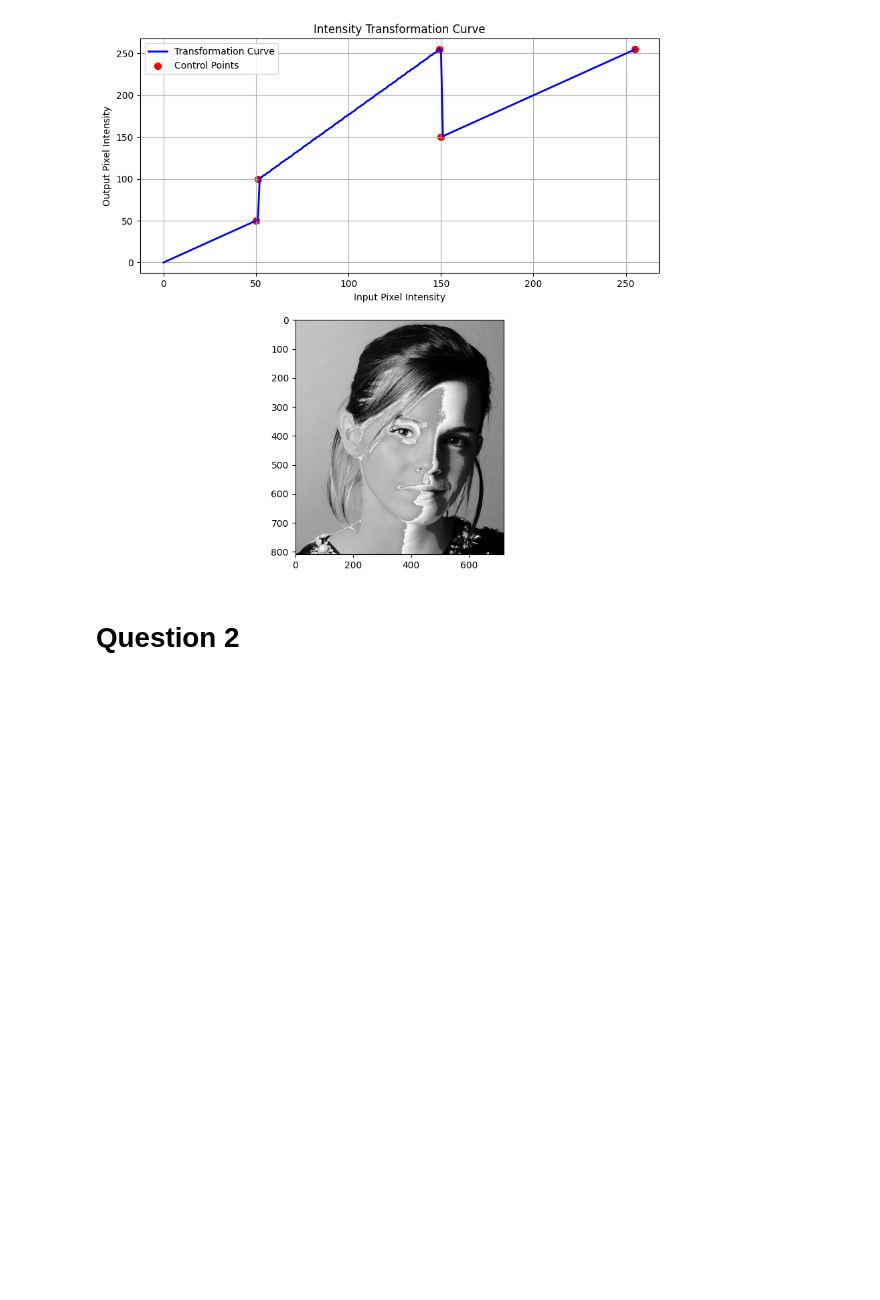
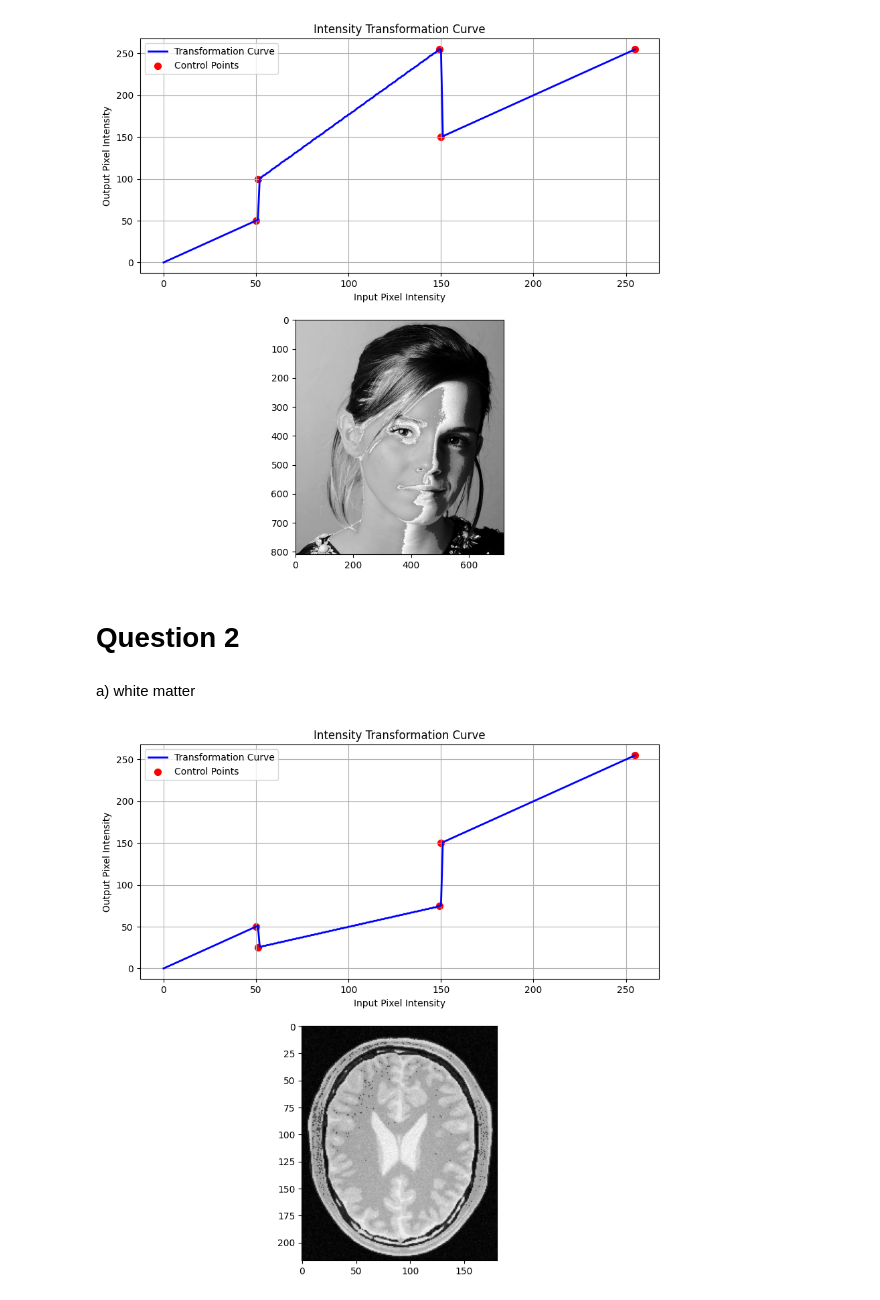
Before and after one commit to Nishitha0730/Computer-Vision, a Jupyter notebook: Assignment_01/Assignment_1.ipynb, the cells around one changed output. Drawn from its saved outputs; the diff is of its cells as text; code cells hidden in the pictures; blank space fills up the shorter version.

```diff
--- a/Assignment_01/Assignment_1.ipynb
+++ b/Assignment_01/Assignment_1.ipynb
@@ -42,3 +42,41 @@ plt.show()
 [figure]
 # %% [markdown]
 # Question 2
+# %% [markdown]
+a) white matter
+# %%
+img_2 = cv.imread(r'F:\SEM 5\Computer Vision\Project\Assignment_01\a1images\brain_proton_density_slice.png', cv.IMREAD_GRAYSCALE)
+
+# Define control points
+c = np.array([(50,50),(51,25),(149,75),(150,150),(255,255)])
+
+# Create Transformation curve
+t1 = np.linspace(0, c[0,1], c[0,0]+1-0)    #start, stop, num_of_points  <-- output
+t2 = np.linspace(c[0,1]+1, c[1,1], c[1,0]-c[0,0])
+t3 = np.linspace(c[1,1]+1, c[2,1], c[2,0]-c[1,0])
+t4 = np.linspace(c[2,1], c[3,1], c[3,0]-c[2,0])
+t5 = np.linspace(c[3,1]+1, c[4,1], c[4,0]-c[3,0])
+
+
+# Combine Segments
+t = np.concatenate((t1,t2,t3,t4,t5), axis=0).astype('uint8')
+
+# Plot the transformation curve
+fig ,ax = plt.subplots(2,1,figsize=(10,10))
+ax[0].plot(t, 'b-', linewidth=2, label='Transformation Curve')
+ax[0].scatter(c[:,0], c[:,1], color='red', s=50, label='Control Points')  # Mark control points
+ax[0].set_xlabel('Input Pixel Intensity')
+ax[0].set_ylabel('Output Pixel Intensity')
+ax[0].set_title('Intensity Transformation Curve')
+ax[0].grid(True)
+ax[0].legend()
+# plt.show()
+
+
+# Apply Transformation
+img_2_transformed = cv.LUT(img_2, t)
+
+ax[1].imshow(img_2_transformed,cmap='gray')
+plt.show()
+# %% [output]
+[figure, added]
```
